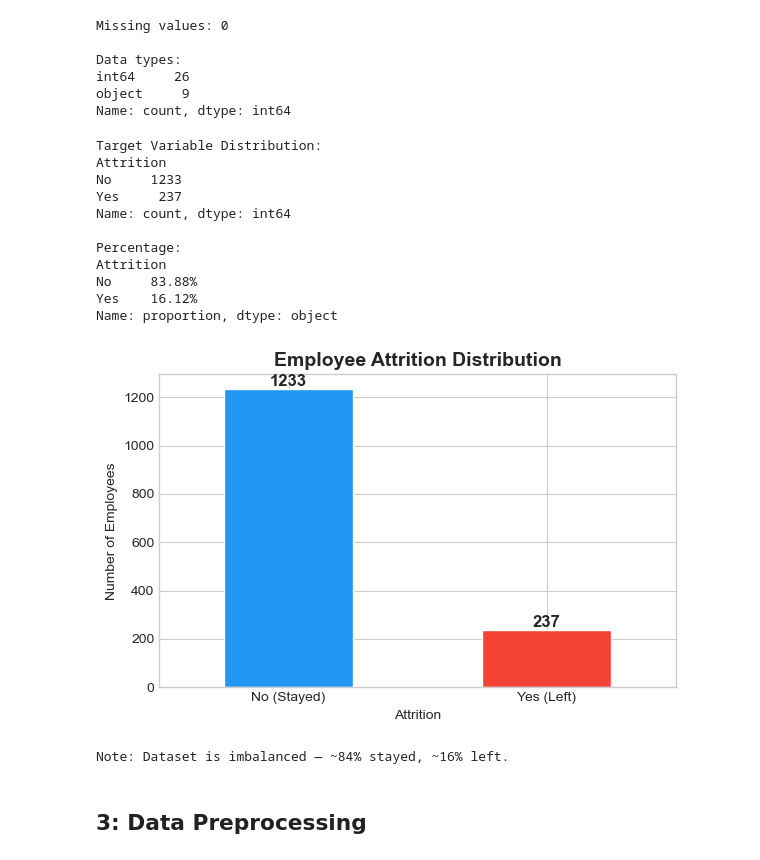
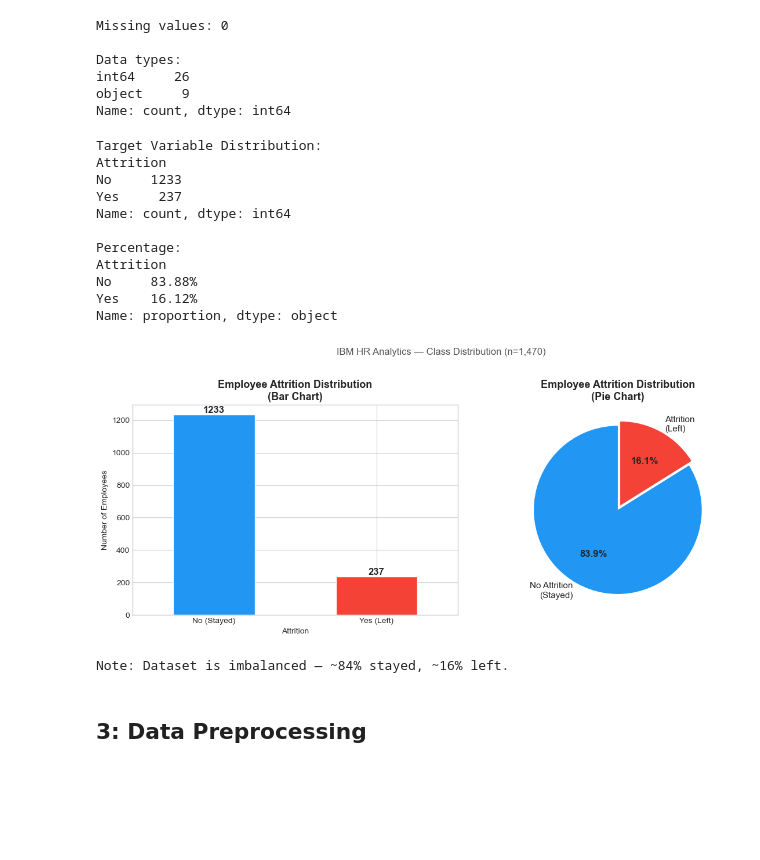
Before and after one commit to LEXES7/Employee-Attrition-Prediction-ML, a Jupyter notebook: Notebooks/Decision_Tree.ipynb, the cells around one changed output. Saved outputs shown, nothing was run; the diff lists cells and outputs as text; code cells hidden in the pictures; blank space fills up the shorter version.

```diff
--- a/Notebooks/Decision_Tree.ipynb
+++ b/Notebooks/Decision_Tree.ipynb
@@ -89,39 +89,67 @@ Name: count, dtype: int64
 # %%
 # Check class distribution of target variable (Attrition)
 print("Target Variable Distribution:")
 print(df['Attrition'].value_counts())
 print("\nPercentage:")
 print(df['Attrition'].value_counts(normalize=True).mul(100).round(2).astype(str) + '%')
 
-# Visualise class distribution
-fig, ax = plt.subplots(figsize=(6, 4))
-df['Attrition'].value_counts().plot(kind='bar', ax=ax,
+# Visualise class distribution — Bar chart + Pie chart side by side
+fig, axes = plt.subplots(1, 2, figsize=(12, 5))
+
+# ── Left: Bar chart ──
+ax1 = axes[0]
+df['Attrition'].value_counts().plot(kind='bar', ax=ax1,
     color=['#2196F3', '#F44336'], edgecolor='white')
-ax.set_title('Employee Attrition Distribution', fontsize=14, fontweight='bold')
-ax.set_xlabel('Attrition')
-ax.set_ylabel('Number of Employees')
-ax.set_xticklabels(['No (Stayed)', 'Yes (Left)'], rotation=0)
-for p in ax.patches:
-    ax.annotate(f'{int(p.get_height())}',
+ax1.set_title('Employee Attrition Distribution\n(Bar Chart)',
+    fontsize=13, fontweight='bold')
+ax1.set_xlabel('Attrition')
+ax1.set_ylabel('Number of Employees')
+ax1.set_xticklabels(['No (Stayed)', 'Yes (Left)'], rotation=0)
+for p in ax1.patches:
+    ax1.annotate(f'{int(p.get_height())}',
         (p.get_x() + p.get_width()/2., p.get_height()),
         ha='center', va='bottom', fontsize=12, fontweight='bold')
+
+# ── Right: Pie chart ──
+ax2 = axes[1]
+counts = df['Attrition'].value_counts()
+labels = ['No Attrition\n(Stayed)', 'Attrition\n(Left)']
+colors = ['#2196F3', '#F44336']
+explode = (0, 0.06)   # pop out the minority class slightly
+wedges, texts, autotexts = ax2.pie(
+    counts,
+    labels=labels,
+    colors=colors,
+    autopct='%1.1f%%',
+    startangle=90,
+    explode=explode,
+    textprops={'fontsize': 11}
+)
+for at in autotexts:
+    at.set_fontweight('bold')
+    at.set_fontsize(12)
+ax2.set_title('Employee Attrition Distribution\n(Pie Chart)',
+    fontsize=13, fontweight='bold')
+
+plt.suptitle('IBM HR Analytics — Class Distribution (n=1,470)',
+    fontsize=12, y=1.02, color='#555555')
 plt.tight_layout()
 plt.savefig('class_distribution.png', dpi=150, bbox_inches='tight')
 plt.show()
 print("Note: Dataset is imbalanced — ~84% stayed, ~16% left.")
 # %% [output]
 Target Variable Distribution:
 Attrition
 No     1233
 Yes     237
 Name: count, dtype: int64
 
 Percentage:
 Attrition
 No     83.88%
 Yes    16.12%
 Name: proportion, dtype: object
-[figure, old version]
+[figure, new version]
 Note: Dataset is imbalanced — ~84% stayed, ~16% left.
 # %% [markdown]
 ## 3: Data Preprocessing
```
Also changed, not shown: parts of 12 cells of this notebook, 1 other file.
